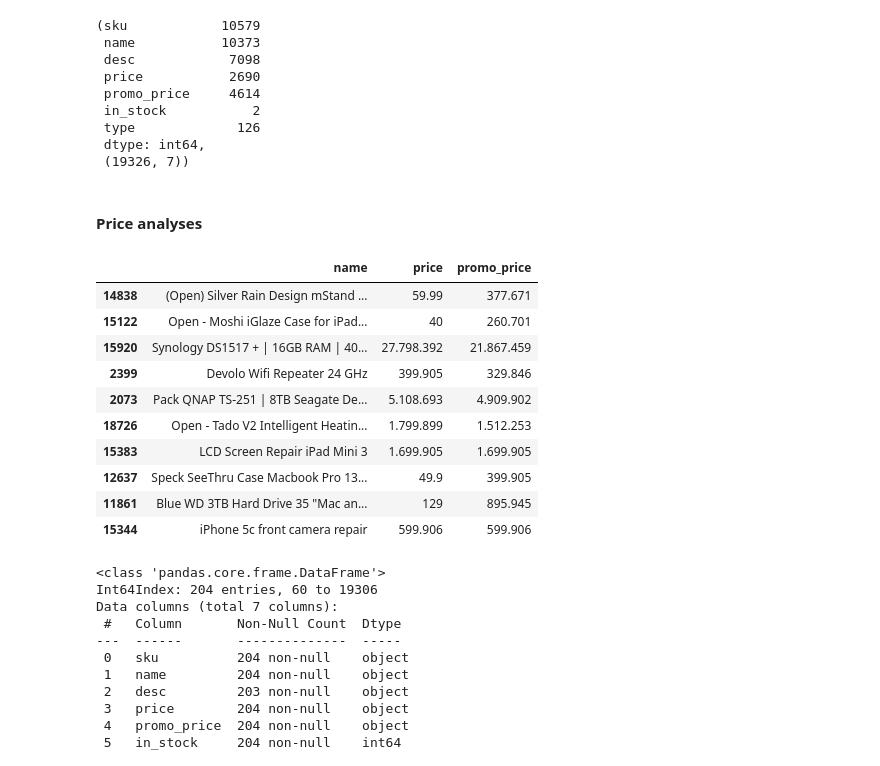
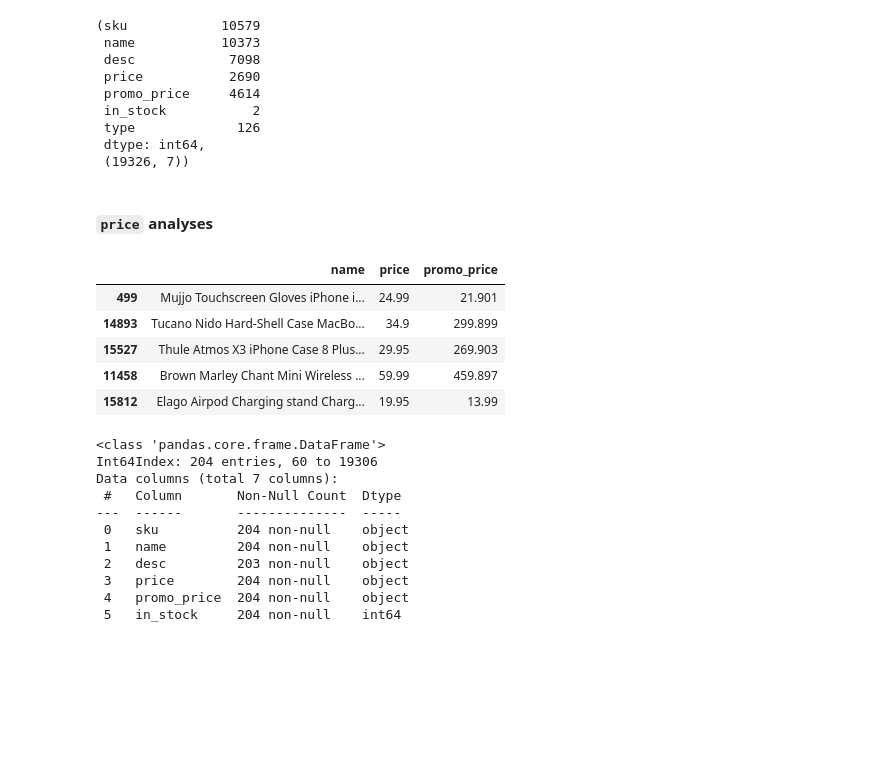
Before and after one commit to FindWhatYou/Pandas_Exercises, a Jupyter notebook: 7_Data_Cleaning.ipynb, the cells around one changed output. Drawn from its saved outputs; the diff is of its cells as text; code cells hidden in the pictures; blank space fills up the shorter version.

```diff
--- a/7_Data_Cleaning.ipynb
+++ b/7_Data_Cleaning.ipynb
@@ -39,3 +39,7 @@ products = pd.read_csv(gd_path(files_id['products']), sep=",")
 orders = pd.read_csv(gd_path(files_id['orders']), sep=",")
 orderlines = pd.read_csv(gd_path(files_id['orderlines']), sep=",")
 brands = pd.read_csv(gd_path(files_id['brands']), sep=",")
+# %%
+# Form
+pd.set_option('display.max_rows', 1000)
+pd.set_option('display.float_format', lambda x: '%.2f' % x)
@@ -105,23 +148,18 @@ products.nunique(), products.shape
 # %%
 products_1sp = products.pipe(start_pipeline).pipe(remove_dup)
 # %% [markdown]
-#### **Price analyses**
+#### **`price` analyses**
 # %%
 pd.set_option('display.max_colwidth', None) # Display full cell wight
 # %%
-products_1sp[["name","price","promo_price"]].sample(10)
+products_1sp[["name","price","promo_price"]].sample(5)
 # %% [output]
 |  | name | price | promo_price |
-| 14838 | (Open) Silver Rain Design mStand ... | 59.99 | 377.671 |
-| 15122 | Open - Moshi iGlaze Case for iPad... | 40 | 260.701 |
-| 15920 | Synology DS1517 + | 16GB RAM | 40... | 27.798.392 | 21.867.459 |
-| 2399 | Devolo Wifi Repeater 24 GHz | 399.905 | 329.846 |
-| 2073 | Pack QNAP TS-251 | 8TB Seagate De... | 5.108.693 | 4.909.902 |
-| 18726 | Open - Tado V2 Intelligent Heatin... | 1.799.899 | 1.512.253 |
-| 15383 | LCD Screen Repair iPad Mini 3 | 1.699.905 | 1.699.905 |
-| 12637 | Speck SeeThru Case Macbook Pro 13... | 49.9 | 399.905 |
-| 11861 | Blue WD 3TB Hard Drive 35 "Mac an... | 129 | 895.945 |
-| 15344 | iPhone 5c front camera repair | 599.906 | 599.906 |
+| 499 | Mujjo Touchscreen Gloves iPhone i... | 24.99 | 21.901 |
+| 14893 | Tucano Nido Hard-Shell Case MacBo... | 34.9 | 299.899 |
+| 15527 | Thule Atmos X3 iPhone Case 8 Plus... | 29.95 | 269.903 |
+| 11458 | Brown Marley Chant Mini Wireless ... | 59.99 | 459.897 |
+| 15812 | Elago Airpod Charging stand Charg... | 19.95 | 13.99 |
 # %%
 products_1sp[products_1sp.price == products_1sp.promo_price].info()
 # %% [output]
```
Also changed, not shown: parts of 82 cells of this notebook.
